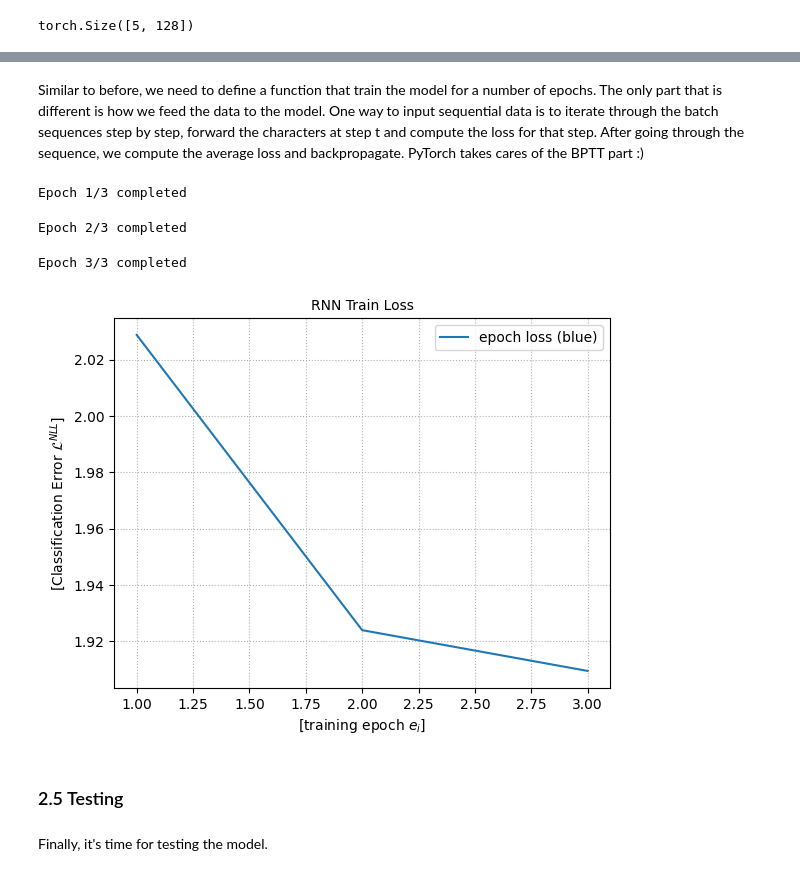
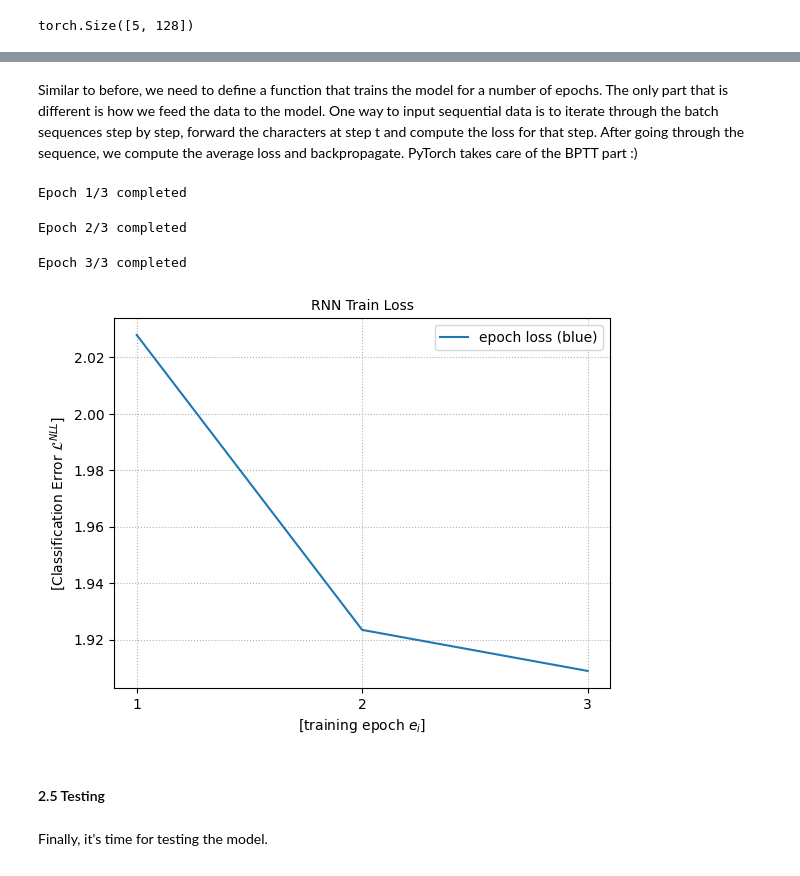
Before and after one commit to HSG-AIML-Teaching/AI2026-Lab, a Jupyter notebook: lab_09/lab_09.ipynb, the cells around one changed output, grey strips where cells are left out. Drawn from its saved outputs; the diff is of its cells as text; code cells hidden in the pictures.

```diff
--- a/lab_09/lab_09.ipynb
+++ b/lab_09/lab_09.ipynb
@@ -260,5 +272,5 @@ We saw that the randomly initialized model generates meaningless random text. Le
 # %% [markdown]
-Similar to before, we need to define a function that train the model for a number of epochs. The only part that is different is how we feed the data to the model. One way to input sequential data is to iterate through the batch sequences step by step, forward the characters at step t and compute the loss for that step. After going through the sequence, we compute the average loss and backpropagate. PyTorch takes cares of the BPTT part :)
+Similar to before, we need to define a function that trains the model for a number of epochs. The only part that is different is how we feed the data to the model. One way to input sequential data is to iterate through the batch sequences step by step, forward the characters at step t and compute the loss for that step. After going through the sequence, we compute the average loss and backpropagate. PyTorch takes care of the BPTT part :)
 # %%
 def train(model, dataloader, criterion, optimizer, device):
     model.train()
@@ -290,7 +302,7 @@ def train(model, dataloader, criterion, optimizer, device):
 
     return np.mean(iter_losses)
 # %%
-device = torch.device("cuda" if torch.cuda.is_available() else "cpu")
+device = torch.device("cuda" if torch.cuda.is_available() else "mps" if torch.backends.mps.is_available() else "cpu")
 
 # Hyperparameters
 hidden_size = 256
@@ -323,23 +335,24 @@ Epoch 3/3 completed
 # %%
 # Prepare plot
 fig = plt.figure()
 ax = fig.add_subplot(111)
 
 # Add grid
 ax.grid(linestyle='dotted')
 
 # Plot the training epochs vs. the epochs' classification error
 ax.plot(np.array(range(1, len(epoch_losses)+1)), epoch_losses, label='epoch loss (blue)')
 
 # Plot details
+ax.xaxis.set_major_locator(plt.MaxNLocator(integer=True))
 ax.set_xlabel("[training epoch $e_i$]", fontsize=10)
-ax.set_ylabel("[Classification Error $\mathcal{L}^{NLL}$]", fontsize=10)
+ax.set_ylabel(r"[Classification Error $\mathcal{L}^{NLL}$]", fontsize=10)
 plt.legend(loc="upper right", numpoints=1, fancybox=True)
 plt.title('RNN Train Loss', fontsize=10);
 # %% [output]
-[figure, old version]
+[figure, new version]
 # %% [markdown]
-### 2.5 Testing
+#### 2.5 Testing
 # %% [markdown]
 Finally, it's time for testing the model.
 # %%
```
Also changed, not shown: parts of 93 cells of this notebook, 22 other files.
